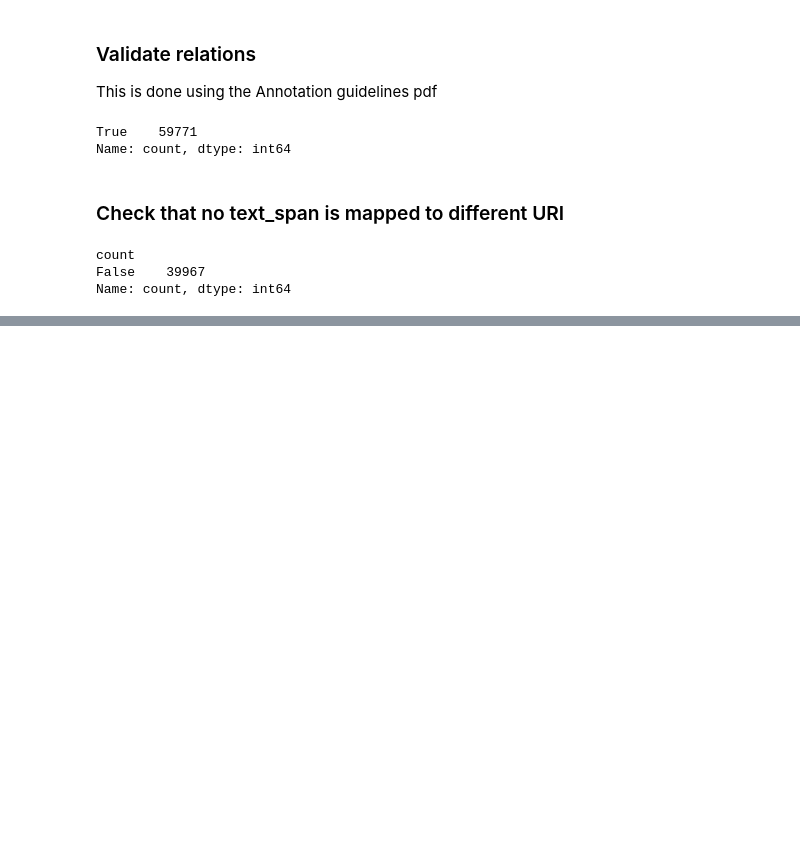
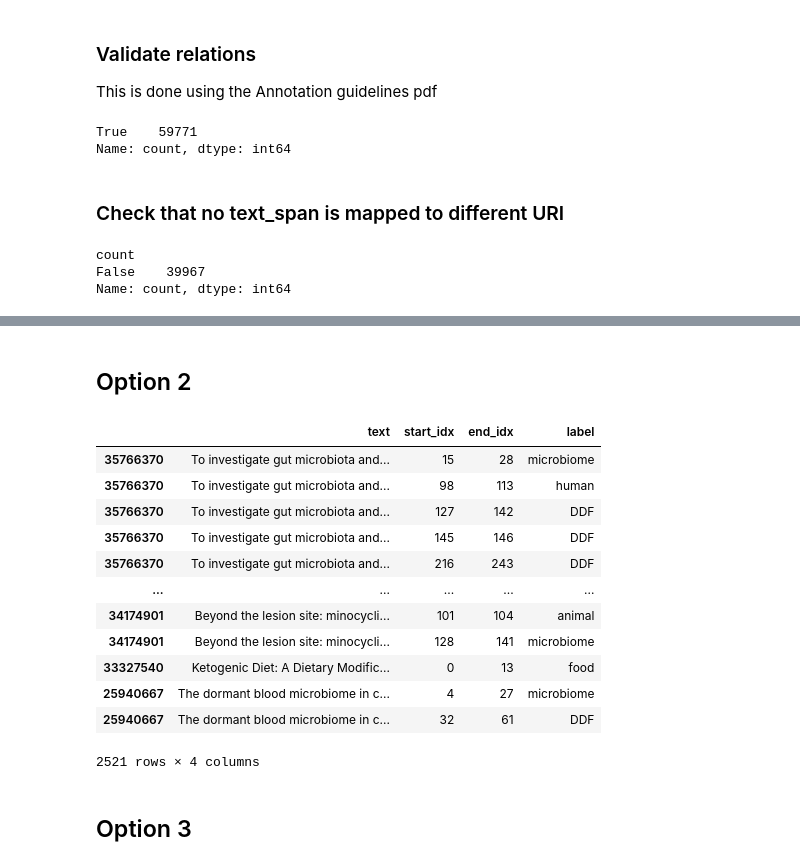
Before and after one commit to MadMouseDK/P6, a Jupyter notebook: EDA.ipynb, the cells around one changed output, grey strips where cells are left out. Drawn from its saved outputs; the diff is of its cells as text; code cells hidden in the pictures; blank space fills up the shorter version.

Commit message:
Added simple data processing in different ways

```diff
--- a/EDA.ipynb
+++ b/EDA.ipynb
@@ -175,0 +226,36 @@ Name: count, dtype: int64
+# %% [markdown]
+## Option 2
+# %%
+dev_df = pd.read_json("Data/GutBrainIE_Full_Collection_2026/Annotations/Dev/json_format/dev.json", orient="index")
+dev_df = dev_df[["metadata", "entities"]]
+# %%
+metadata_df = pd.json_normalize(dev_df["metadata"])
+metadata_df = metadata_df.drop(["author", "journal", "year"], axis=1)
+expanded = expand_nested_column(dev_df, "entities")
+full_df = pd.merge(metadata_df, expanded, how="inner", left_index=True, right_index=True)
+mask = full_df["location"] == "title"
+full_df = full_df.groupby(mask)
+# %%
+def get_data(df: pd.DataFrame) -> pd.DataFrame:
+    location = df["location"].unique()[0]
+    df.rename(columns={location: "text"}, inplace=True)
+    return df[["text", "start_idx", "end_idx", "label"]]
+# %%
+full_df = pd.concat([get_data(full_df.get_group(i)) for i in range(full_df.ngroups)])
+full_df
+# %% [output]
+|  | text | start_idx | end_idx | label |
+| 35766370 | To investigate gut microbiota and... | 15 | 28 | microbiome |
+| 35766370 | To investigate gut microbiota and... | 98 | 113 | human |
+| 35766370 | To investigate gut microbiota and... | 127 | 142 | DDF |
+| 35766370 | To investigate gut microbiota and... | 145 | 146 | DDF |
+| 35766370 | To investigate gut microbiota and... | 216 | 243 | DDF |
+| ... | ... | ... | ... | ... |
+| 34174901 | Beyond the lesion site: minocycli... | 101 | 104 | animal |
+| 34174901 | Beyond the lesion site: minocycli... | 128 | 141 | microbiome |
+| 33327540 | Ketogenic Diet: A Dietary Modific... | 0 | 13 | food |
+| 25940667 | The dormant blood microbiome in c... | 4 | 27 | microbiome |
+| 25940667 | The dormant blood microbiome in c... | 32 | 61 | DDF |
+2521 rows × 4 columns
+# %% [markdown]
+## Option 3
```
Also changed, not shown: parts of 12 cells of this notebook.
